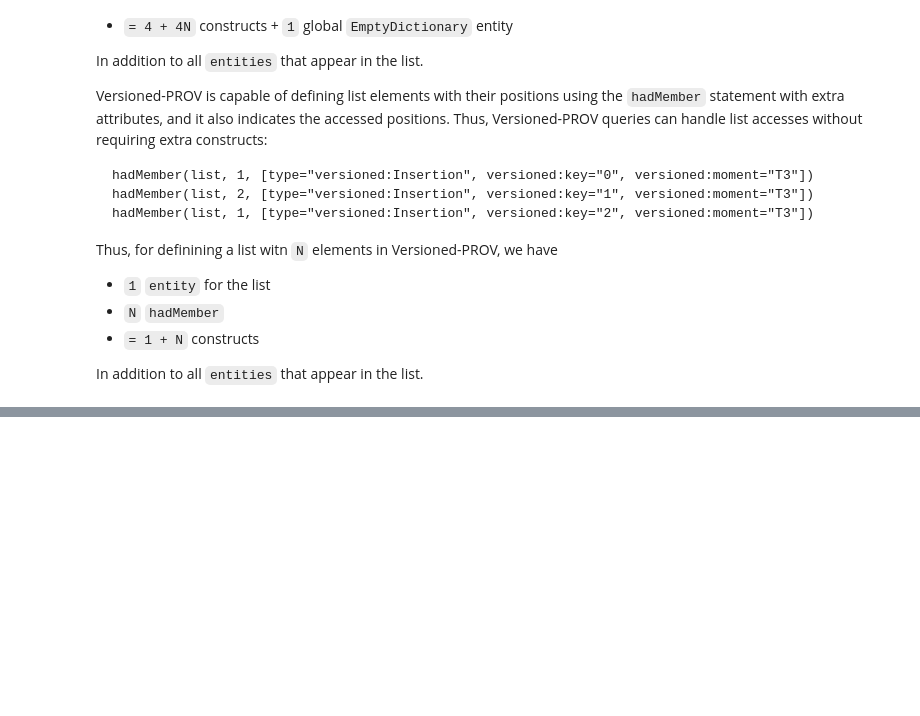
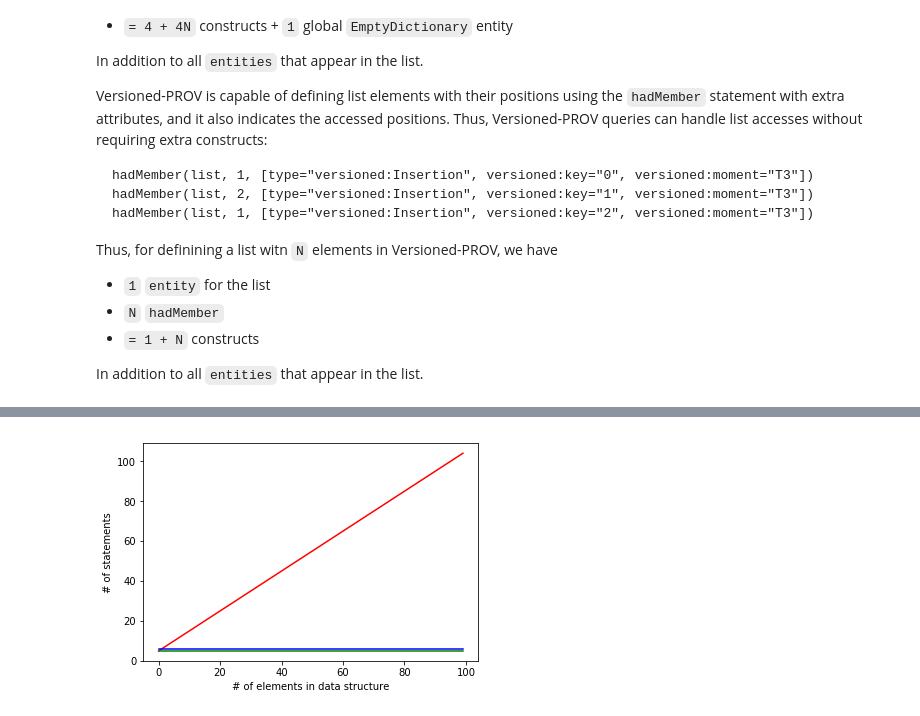
Before and after one commit to dew-uff/versioned-prov, a Jupyter notebook: notebooks/Comparison.ipynb, the cells around one changed output, grey strips where cells are left out. Saved outputs shown, nothing was run; the diff lists cells and outputs as text; code cells hidden in the pictures; blank space fills up the shorter version.

```diff
--- a/notebooks/Comparison.ipynb
+++ b/notebooks/Comparison.ipynb
@@ -136,0 +165,17 @@ plt.show()
+# %%
+def prov(n, count, color):
+    return (n, count * (5 + n), color)
+
+def dic(n, count, color):
+    return (n, count * (6 + n * 0), color)
+
+def ver(n, count, color):
+    return (n, count * (5 + n * 0), color)
+
+plt.plot(*prov(n, 1, 'r'), *dic(n, 1, 'b'), *ver(n, 1, 'g'))
+ax = plt.gca()
+ax.set_xlabel("# of elements in data structure")
+ax.set_ylabel("# of statements")
+plt.show()
+# %% [output]
+[figure, added]
```
Also changed, not shown: parts of 6 cells of this notebook, 22 other files.
